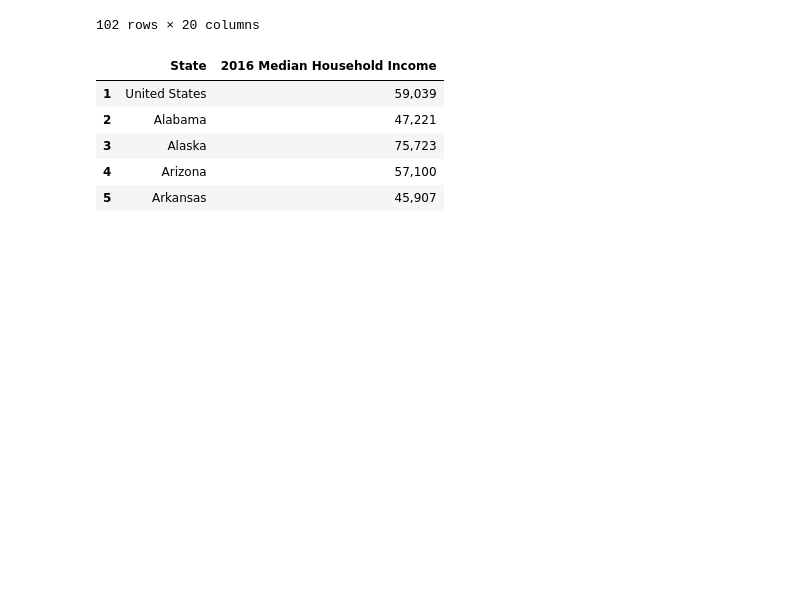
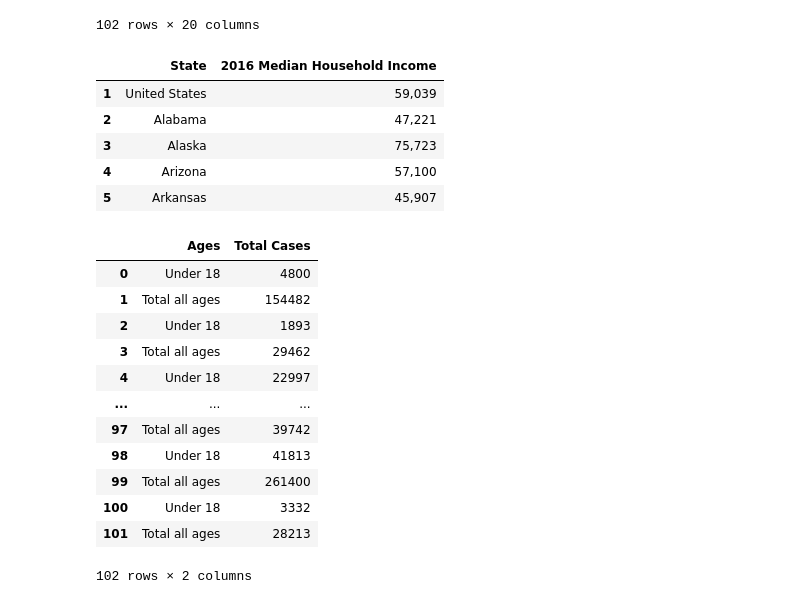
Before and after one commit to sjuarez382/UCI-Group_Project_1-Team9, a Jupyter notebook: Untitled.ipynb, the cells around one changed output. Drawn from its saved outputs; the diff is of its cells as text; code cells hidden in the pictures; blank space fills up the shorter version.

```diff
--- a/Untitled.ipynb
+++ b/Untitled.ipynb
@@ -107,3 +107,21 @@ updated_income.head()
 | 3 | Alaska | 75,723 |
 | 4 | Arizona | 57,100 |
 | 5 | Arkansas | 45,907 |
+# %%
+#testing transposing data
+age_df = state_crime_df.loc[:,["Ages", "Total Cases"]]
+age_df
+# %% [output]
+|  | Ages | Total Cases |
+| 0 | Under 18 | 4800 |
+| 1 | Total all ages | 154482 |
+| 2 | Under 18 | 1893 |
+| 3 | Total all ages | 29462 |
+| 4 | Under 18 | 22997 |
+| ... | ... | ... |
+| 97 | Total all ages | 39742 |
+| 98 | Under 18 | 41813 |
+| 99 | Total all ages | 261400 |
+| 100 | Under 18 | 3332 |
+| 101 | Total all ages | 28213 |
+102 rows × 2 columns
```
